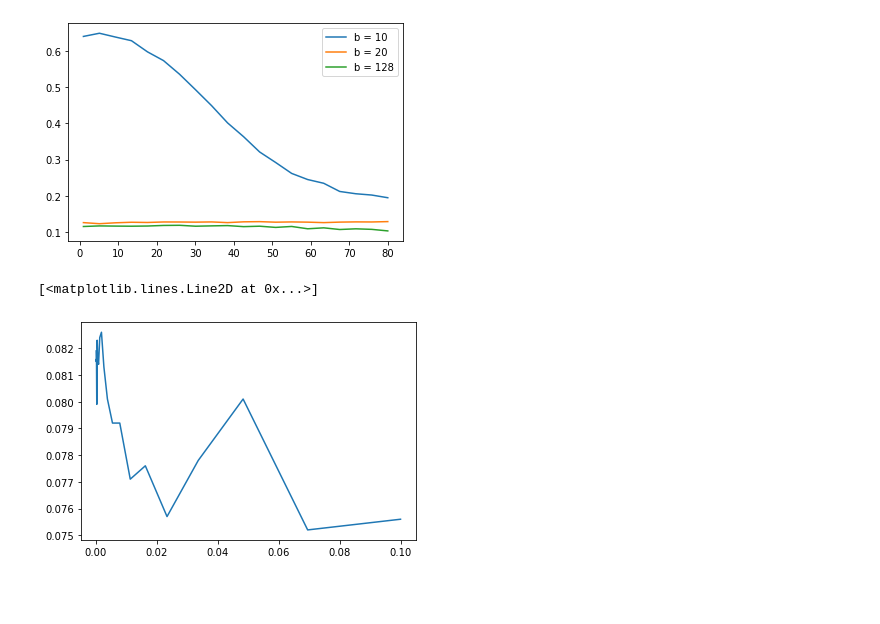
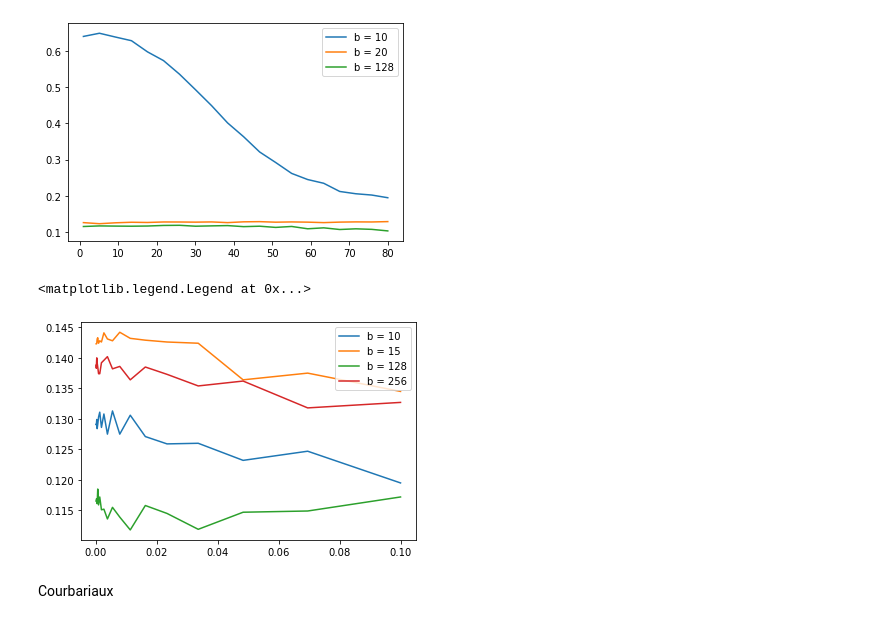
Before and after one commit to justinmshao/bnn-reram, a Jupyter notebook: training-software/MNIST-CIFAR-SVHN/modified_hinge_loss.ipynb, the cells around one changed output. Saved outputs shown, nothing was run; the diff lists cells and outputs as text; code cells hidden in the pictures; blank space fills up the shorter version.

```diff
--- a/training-software/MNIST-CIFAR-SVHN/modified_hinge_loss.ipynb
+++ b/training-software/MNIST-CIFAR-SVHN/modified_hinge_loss.ipynb
@@ -455,6 +462,9 @@ class conv_batchnorm_sign(Layer):
 
         self.out = self.batchnorm_layer(self.out)
         self.out = self.sign_layer(self.out)
+
+#         self.w = K.clip(self.w, -1.0, 1.0)
+#         self.gamma_w = K.clip(self.w, -1.0, 1.0)
         return self.out
 
     def  get_output_shape_for(self,input_shape):
@@ -507,7 +517,7 @@ class dense_batchnorm_sign(Layer):
         self.batchnorm_layer = BatchNormalization(axis=-1, momentum=self.batch_norm_alpha, epsilon=self.batch_norm_eps)
         self.sign_layer = Sign_layer(levels=1)
 
-        self._trainable_weights=[self.w,self.gamma_w] + self.batchnorm_layer._trainable_weights + self.sign_layer._trainable_weights
+#         self._trainable_weights=[self.w,self.gamma_w] + self.batchnorm_layer._trainable_weights + self.sign_layer._trainable_weights
 
 
 #         if(error_type == "InnerDot"):
@@ -615,6 +625,9 @@ class dense_batchnorm_sign(Layer):
 
         self.out = self.batchnorm_layer(self.out)
         self.out = self.sign_layer(self.out)
+
+#         self.w = K.clip(self.w, -1.0, 1.0)
+#         self.gamma_w = K.clip(self.w, -1.0, 1.0)
         return self.out
 
 
@@ -908,8 +924,8 @@ _________________________________________________________________
 training=True
 
 #Training parameters
-batch_size=50
-epochs=12
+batch_size=256
+epochs=500
 error_type=0
 
 #Makes Model Name
@@ -942,12 +958,21 @@ if not(os.path.exists('models/'+model_name)):
 target_tolerance = 128
 ###################################################################################################################
 def MHL(y_true, y_pred):
-    return tf.nn.relu(target_tolerance - tf.math.reduce_sum(y_pred * (2*tf.cast(y_true, tf.float32)-1)))
+    value = target_tolerance - tf.math.reduce_mean(tf.math.reduce_sum(y_pred * tf.one_hot(y_true, 10, on_value=1, off_value=-1, dtype = tf.float32), axis=1))
+#     value = target_tolerance - tf.math.reduce_sum(y_pred * tf.cast(y_true, tf.float32))
+    return tf.math.maximum(0.0, value)
+    #return tf.nn.relu(target_tolerance - tf.math.reduce_sum(y_pred * (2*tf.cast(y_true, tf.float32)-1)))
+
+# initial_learning_rate = 0.001
+# def scheduler(epoch, lr):
+#     return initial_learning_rate * tf.math.pow(0.5,tf.math.floor(epoch/25))
+
+# schedule = tf.keras.callbacks.LearningRateScheduler(scheduler)
 
 
-lr=0.01
-opt = keras.optimizers.Adam(learning_rate=lr,decay=1e-6)#SGD(lr=lr,momentum=0.9,decay=1e-5)
-model.compile(loss=MHL,optimizer=opt,metrics=['accuracy'])
+
+opt = keras.optimizers.Adam(learning_rate=0.01, decay=1e-6)#SGD(lr=lr,momentum=0.9,decay=1e-5)
+model.compile(loss='sparse_categorical_crossentropy',optimizer=opt,metrics=['accuracy'])
 
 
 weights_path='models/'+model_name+'/'+model_name+'.h5'
@@ -994,7 +1045,7 @@ training=False
 # 1 : Flip error, only p used
 # 2 : InnerProd error
 train_error_type = 0 #can be 0 or 1 or 2
-test_error_type = 1 # can be 0 1 or 2
+test_error_type = 2 # can be 0 1 or 2
 train_flip_probability = 0.1
 
 #Training InnerProd params
@@ -1193,8 +1244,18 @@ plt.legend()
 <matplotlib.legend.Legend at 0x...>
 [figure]
 # %%
-b_15 = [0.0819, 0.0815, 0.0816, 0.0799, 0.0823, 0.0816, 0.0814, 0.0824, 0.0826, 0.0813, 0.0801, 0.0792, 0.0792, 0.0771, 0.0776, 0.0757, 0.0778, 0.0801, 0.0752, 0.0756]
+b_10 = [0.1291, 0.1290, 0.1293, 0.1299, 0.1284, 0.1291, 0.1303, 0.1311, 0.1286, 0.1308, 0.1275, 0.1313, 0.1275, 0.1306, 0.1271, 0.1259, 0.1260, 0.1232, 0.1247, 0.1195]
+b_128 = [0.1165, 0.1165, 0.1169, 0.1167, 0.1161, 0.1185, 0.1159, 0.1172, 0.1151, 0.1152, 0.1136, 0.1155, 0.1139, 0.1118, 0.1158, 0.1145, 0.1119, 0.1147, 0.1149, 0.1172]
+b_15 = [0.1423, 0.1423, 0.1423, 0.1424, 0.1431, 0.1433, 0.1424, 0.1428, 0.1426, 0.1441, 0.1431, 0.1428, 0.1442, 0.1432, 0.1429, 0.1426, 0.1424, 0.1364, 0.1375, 0.1345]
+b_256 = [0.1388, 0.1383, 0.1391, 0.1400, 0.1392, 0.1385, 0.1374, 0.1374, 0.1392, 0.1396, 0.1402, 0.1382, 0.1386, 0.1364, 0.1385, 0.1373, 0.1354, 0.1362, 0.1318, 0.1327]
+
+plt.plot(probs, b_10, label="b = 10")
 plt.plot(probs, b_15, label="b = 15")
+plt.plot(probs, b_128, label="b = 128")
+plt.plot(probs, b_256, label="b = 256")
+plt.legend()
 # %% [output]
-[<matplotlib.lines.Line2D at 0x...>]
+<matplotlib.legend.Legend at 0x...>
-[figure, old version]
+[figure, new version]
+# %% [markdown]
+Courbariaux
```
Also changed, not shown: parts of 12 cells of this notebook.
